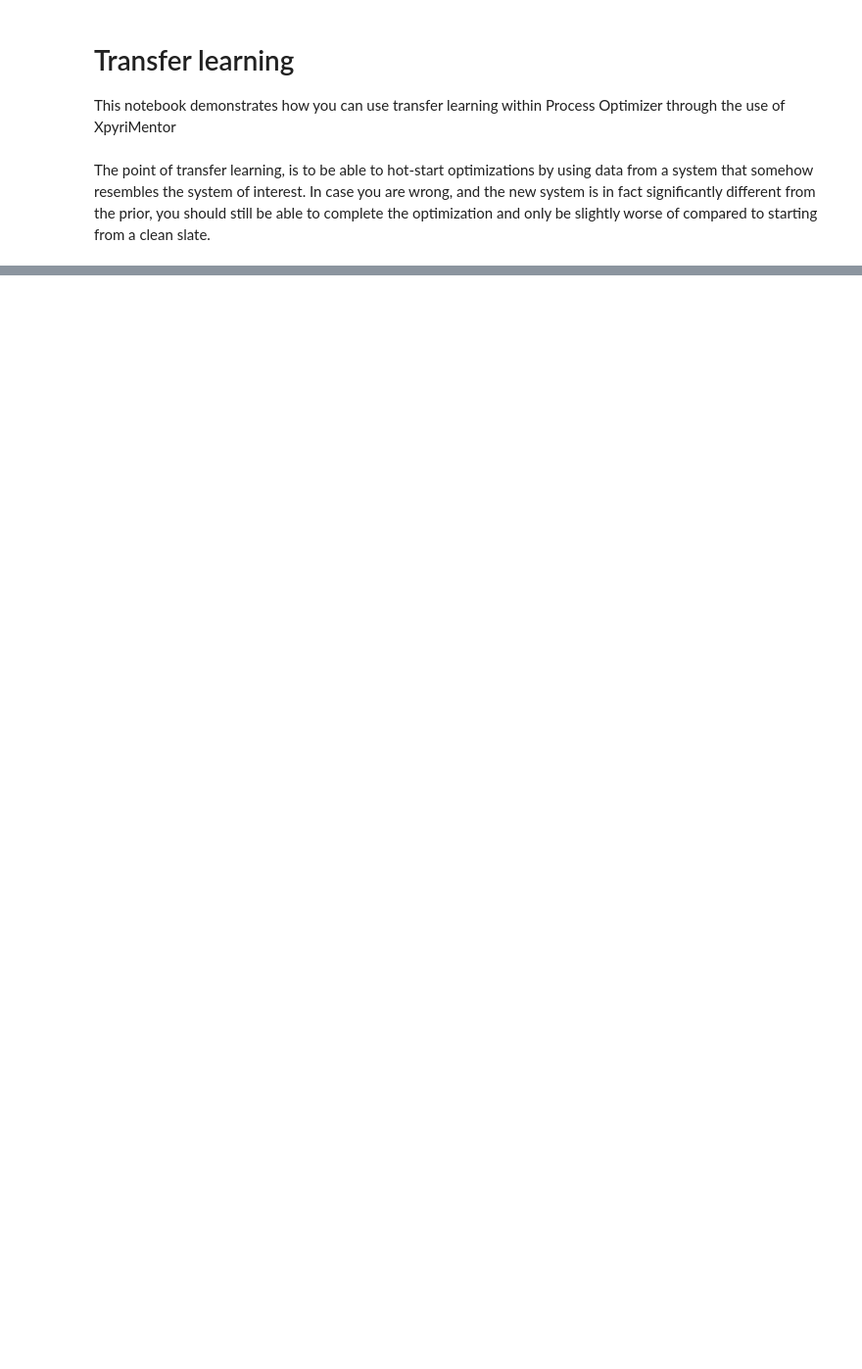
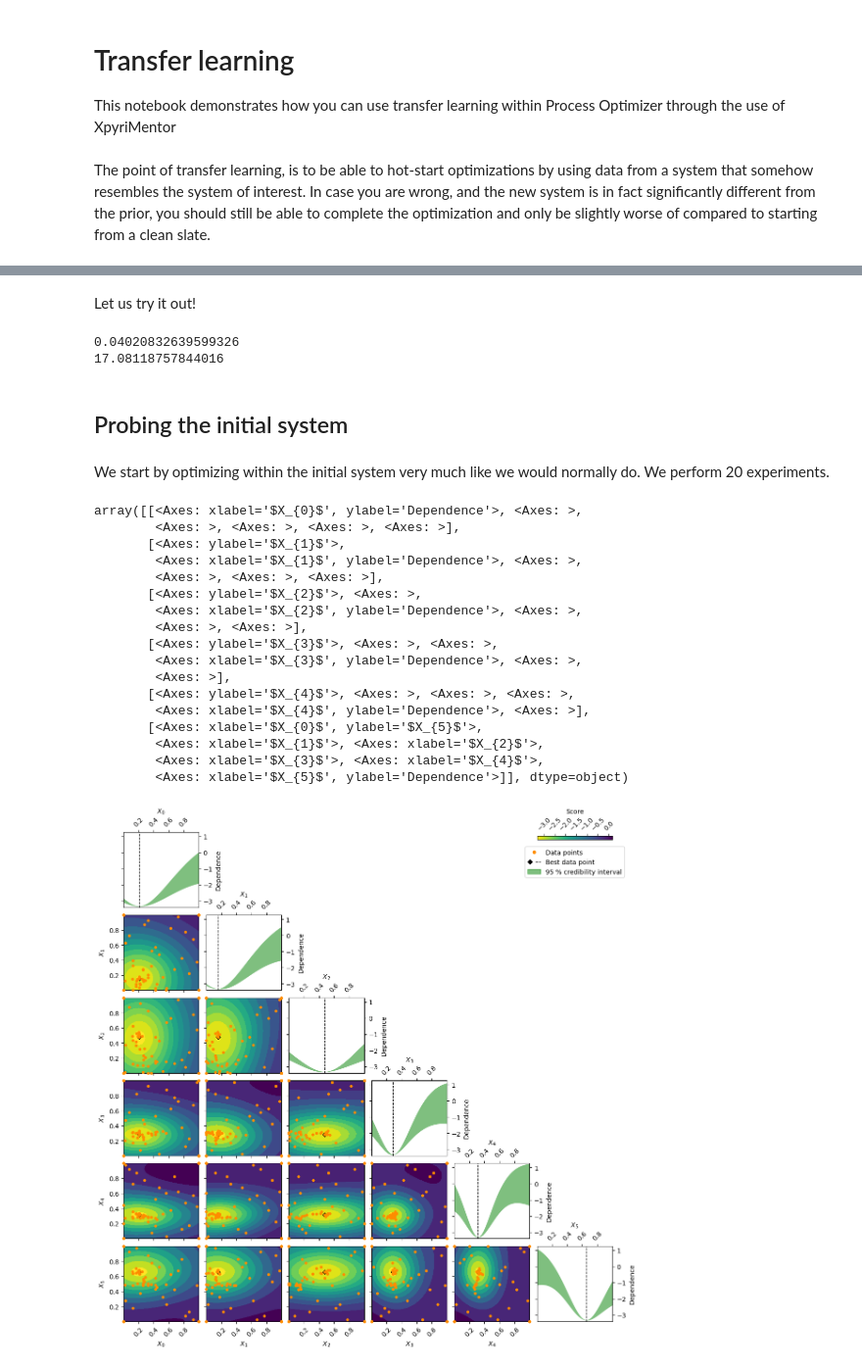
Before and after one commit to novonordisk-research/ProcessOptimizer, a Jupyter notebook: examples/features/transfer_learning.ipynb, the cells around one changed output, grey strips where cells are left out. Shown at 98% size. Cells and saved outputs as stored; diff of their text form; code cells hidden in the pictures; blank space fills up the shorter version.

```diff
--- a/examples/features/transfer_learning.ipynb
+++ b/examples/features/transfer_learning.ipynb
@@ -49,0 +31,10 @@ botorch installed successfully.
+# %%
+from ProcessOptimizer.model_systems import get_model_system
+
+true_system_init = get_model_system('hart6')
+
+true_system_init.set_noise_model("constant")
+true_system_init.noise_model.set_noise_type("Gaussian")
+true_system_init.noise_size = 0.0
+
+print(true_system_init.get_score([1,1,0,1,1,1]))  # Example call to get the score
@@ -49,0 +71,46 @@ botorch installed successfully.
+# %% [markdown]
+Let us try it out!
+# %%
+x0 = [0.5, 0.5,1,1,1,1]
+
+print(true_system_init.get_score(x0))
+print(score_transfer_system(x0))
+# %% [output]
+0.04020832639599326
+17.08118757844016
+# %% [markdown]
+## Probing the initial system
+# %% [markdown]
+We start by optimizing within the initial system very much like we would normally do. We perform 20 experiments.
+# %%
+import ProcessOptimizer as po
+
+space = [(0.0, 1.0)]*6
+opt = po.Optimizer(dimensions=space, n_initial_points = 20, )
+#opt.acq_func_kwargs = {"xi": 0.5}
+# %%
+for _ in range(20):
+    xi = opt.ask()
+    y = true_system_init.get_score(xi)
+    res = opt.tell(xi,y)
+
+po.plot_objective(result=res)
+# %% [output]
+array([[<Axes: xlabel='$X_{0}$', ylabel='Dependence'>, <Axes: >,
+        <Axes: >, <Axes: >, <Axes: >, <Axes: >],
+       [<Axes: ylabel='$X_{1}$'>,
+        <Axes: xlabel='$X_{1}$', ylabel='Dependence'>, <Axes: >,
+        <Axes: >, <Axes: >, <Axes: >],
+       [<Axes: ylabel='$X_{2}$'>, <Axes: >,
+        <Axes: xlabel='$X_{2}$', ylabel='Dependence'>, <Axes: >,
+        <Axes: >, <Axes: >],
+       [<Axes: ylabel='$X_{3}$'>, <Axes: >, <Axes: >,
+        <Axes: xlabel='$X_{3}$', ylabel='Dependence'>, <Axes: >,
+        <Axes: >],
+       [<Axes: ylabel='$X_{4}$'>, <Axes: >, <Axes: >, <Axes: >,
+        <Axes: xlabel='$X_{4}$', ylabel='Dependence'>, <Axes: >],
+       [<Axes: xlabel='$X_{0}$', ylabel='$X_{5}$'>,
+        <Axes: xlabel='$X_{1}$'>, <Axes: xlabel='$X_{2}$'>,
+        <Axes: xlabel='$X_{3}$'>, <Axes: xlabel='$X_{4}$'>,
+        <Axes: xlabel='$X_{5}$', ylabel='Dependence'>]], dtype=object)
+[figure, added]
```
Also changed, not shown: parts of 14 cells of this notebook.
